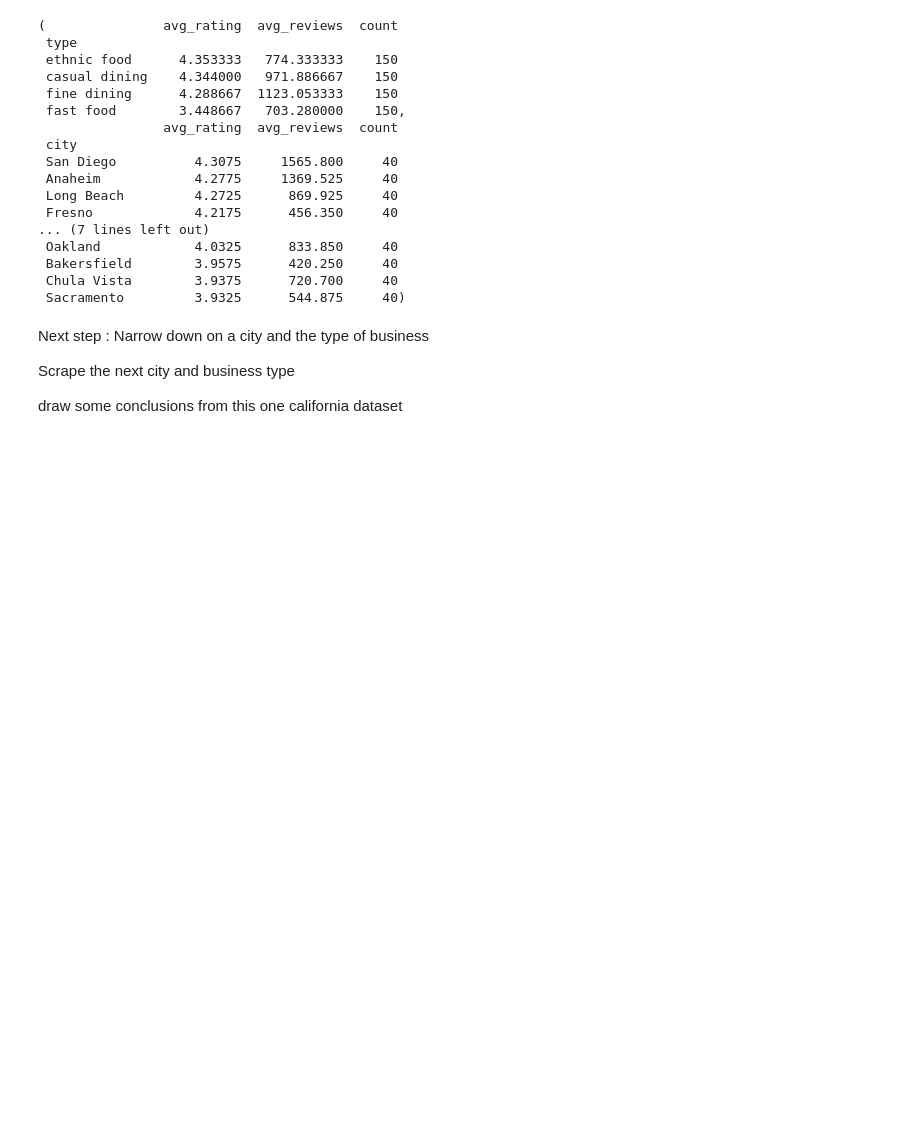
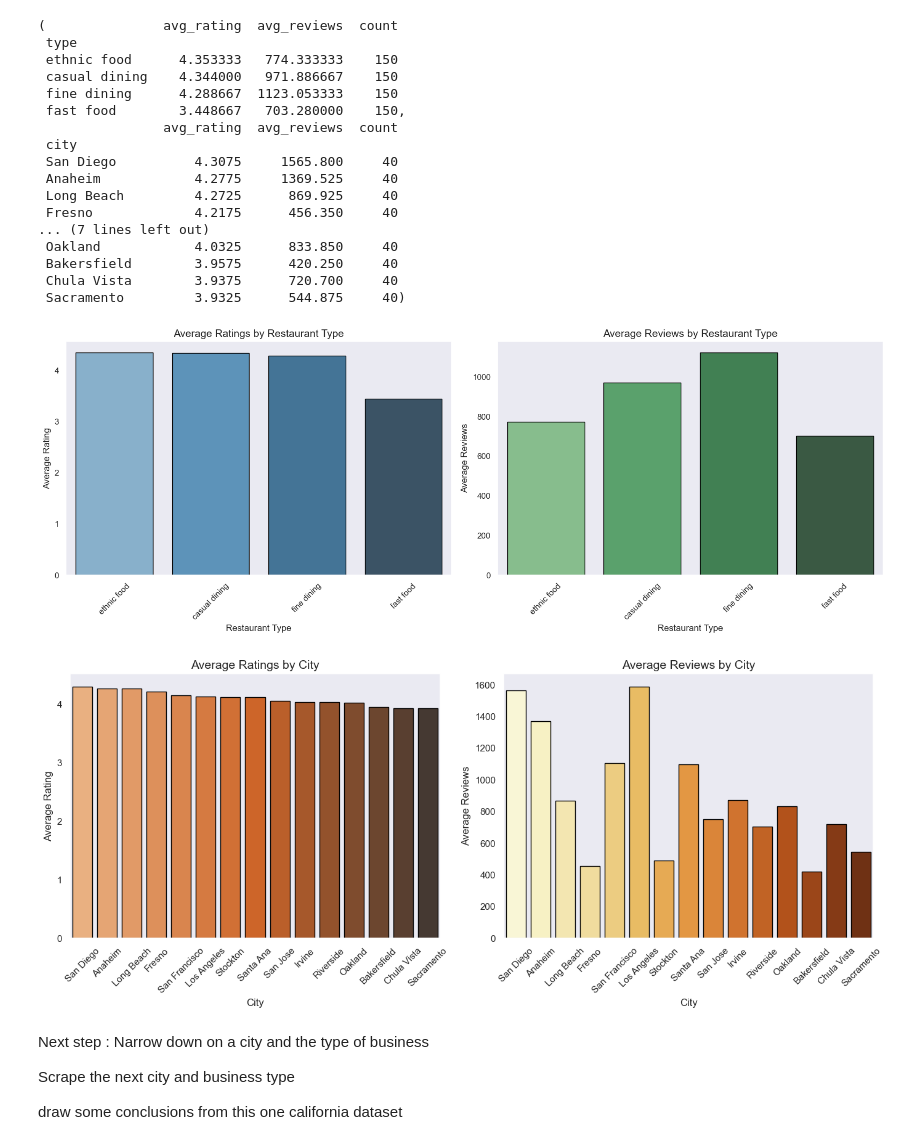
Before and after one commit to AungKyawWin20/MarketMunch, a Jupyter notebook: project.ipynb, the cells around one changed output. Cells and saved outputs as stored; diff of their text form; code cells hidden in the pictures; blank space fills up the shorter version.

```diff
--- a/project.ipynb
+++ b/project.ipynb
@@ -222,45 +246,87 @@ restaurant_type_analysis, city_analysis
  Chula Vista        3.9375      720.700     40
  Sacramento         3.9325      544.875     40)
 # %%
+# Set Seaborn style
+sns.set_theme(style="dark")
+
 # Visualize average ratings and reviews by restaurant type
-plt.figure(figsize=(12, 6))
+plt.figure(figsize=(16, 6))
 
 # Bar plot for average ratings by restaurant type
 plt.subplot(1, 2, 1)
-restaurant_type_analysis["avg_rating"].plot(kind="bar", color="skyblue", edgecolor="black")
-plt.title("Average Ratings by Restaurant Type")
-plt.ylabel("Average Rating")
+sns.barplot(
+    x=restaurant_type_analysis.index,
+    y=restaurant_type_analysis["avg_rating"],
+    hue=restaurant_type_analysis.index,
+    palette="Blues_d",
+    edgecolor="black",
+    dodge=False  # Ensure bars are not split
+)
+plt.title("Average Ratings by Restaurant Type", fontsize=14)
+plt.ylabel("Average Rating", fontsize=12)
+plt.xlabel("Restaurant Type", fontsize=12)
 plt.xticks(rotation=45)
+plt.legend([], [], frameon=False)  # Remove legend
 
 # Bar plot for average reviews by restaurant type
 plt.subplot(1, 2, 2)
-restaurant_type_analysis["avg_reviews"].plot(kind="bar", color="lightgreen", edgecolor="black")
-plt.title("Average Reviews by Restaurant Type")
-plt.ylabel("Average Reviews")
+sns.barplot(
+    x=restaurant_type_analysis.index,
+    y=restaurant_type_analysis["avg_reviews"],
+    hue=restaurant_type_analysis.index,
+    palette="Greens_d",
+    edgecolor="black",
+    dodge=False  # Ensure bars are not split
+)
+plt.title("Average Reviews by Restaurant Type", fontsize=14)
+plt.ylabel("Average Reviews", fontsize=12)
+plt.xlabel("Restaurant Type", fontsize=12)
 plt.xticks(rotation=45)
+plt.legend([], [], frameon=False)  # Remove legend
 
 plt.tight_layout()
 plt.show()
 
 # Visualize average ratings and reviews by city
-plt.figure(figsize=(12, 6))
+plt.figure(figsize=(14, 6))
 
 # Bar plot for average ratings by city
 plt.subplot(1, 2, 1)
-city_analysis["avg_rating"].plot(kind="bar", color="coral", edgecolor="black")
-plt.title("Average Ratings by City")
-plt.ylabel("Average Rating")
+sns.barplot(
+    x=city_analysis.index,
+    y=city_analysis["avg_rating"],
+    hue=city_analysis.index,
+    palette="Oranges_d",
+    edgecolor="black",
+    dodge=False  # Ensure bars are not split
+)
+plt.title("Average Ratings by City", fontsize=14)
+plt.ylabel("Average Rating", fontsize=12)
+plt.xlabel("City", fontsize=12)
 plt.xticks(rotation=45)
+plt.legend([], [], frameon=False)  # Remove legend
 
 # Bar plot for average reviews by city
 plt.subplot(1, 2, 2)
-city_analysis["avg_reviews"].plot(kind="bar", color="gold", edgecolor="black")
-plt.title("Average Reviews by City")
-plt.ylabel("Average Reviews")
+sns.barplot(
+    x=city_analysis.index,
+    y=city_analysis["avg_reviews"],
+    hue=city_analysis.index,
+    palette="YlOrBr",
+    edgecolor="black",
+    dodge=False  # Ensure bars are not split
+)
+plt.title("Average Reviews by City", fontsize=14)
+plt.ylabel("Average Reviews", fontsize=12)
+plt.xlabel("City", fontsize=12)
 plt.xticks(rotation=45)
+plt.legend([], [], frameon=False)  # Remove legend
 
 plt.tight_layout()
 plt.show()
+# %% [output]
+[figure, added]
+[figure, added]
 # %% [markdown]
 Next step : Narrow down on a city and the type of business
 
```
Also changed, not shown: parts of 2 cells of this notebook.
